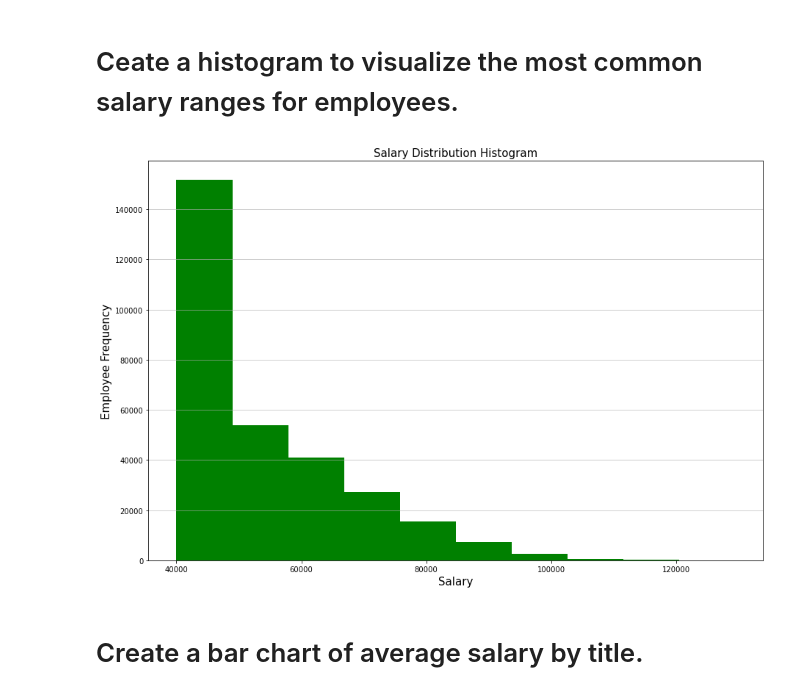
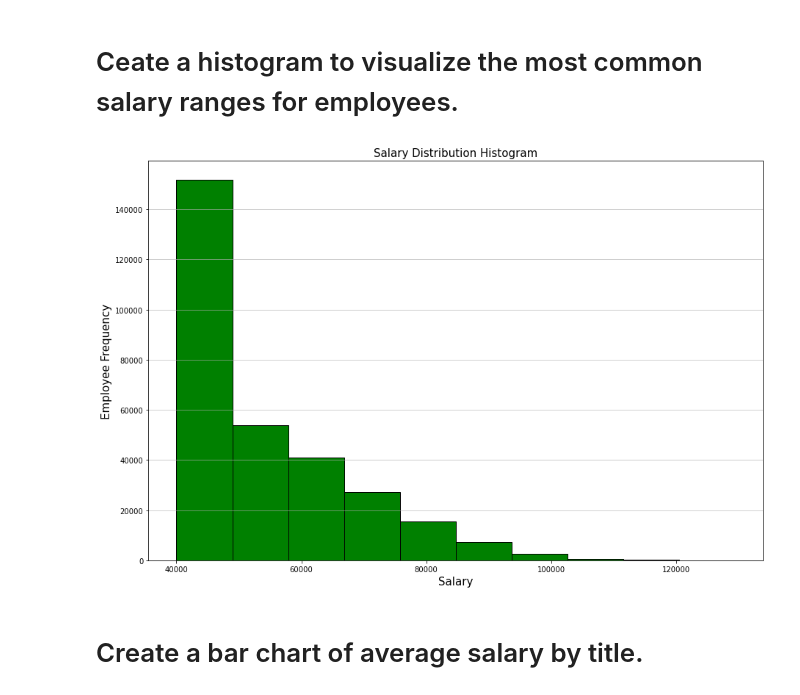
Before and after one commit to Master-Leo/SQL-Challenge, a Jupyter notebook: EmployeeSQL/bonus_analysis.ipynb, the cells around one changed output. Drawn from its saved outputs; the diff is of its cells as text; code cells hidden in the pictures.

```diff
--- a/EmployeeSQL/bonus_analysis.ipynb
+++ b/EmployeeSQL/bonus_analysis.ipynb
@@ -62,14 +62,14 @@ title_data.head()
 # Ceate a histogram to visualize the most common salary ranges for employees.
 # %%
 plt.rcParams['figure.figsize']=(15,10)
-plt.hist(salary_data['salary'], color = 'green')
+plt.hist(salary_data['salary'], color = 'green',edgecolor='black')
 plt.title('Salary Distribution Histogram',fontsize=15)
 plt.xlabel('Salary',fontsize=15)
 plt.ylabel('Employee Frequency',fontsize=15)
 plt.grid(axis='y', alpha=0.75)
 plt.show()
 # %% [output]
-[figure, old version]
+[figure, new version]
 # %% [markdown]
 # Create a bar chart of average salary by title.
 # %%
```
Also changed, not shown: parts of 1 cell of this notebook.
